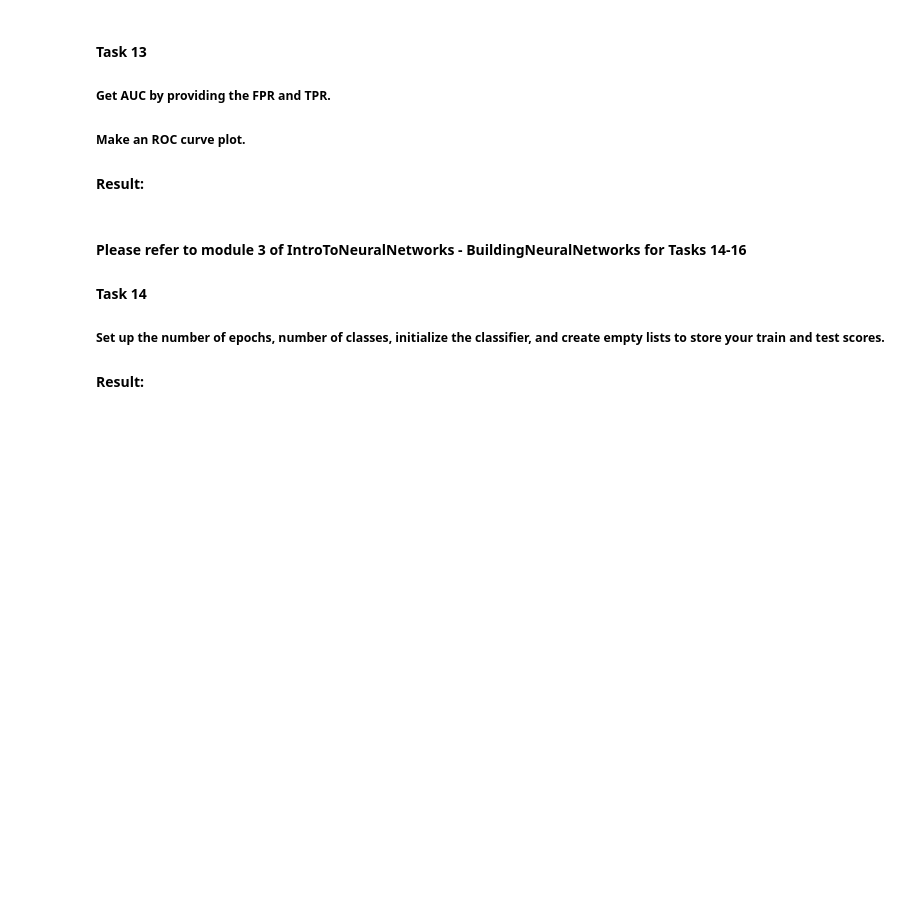
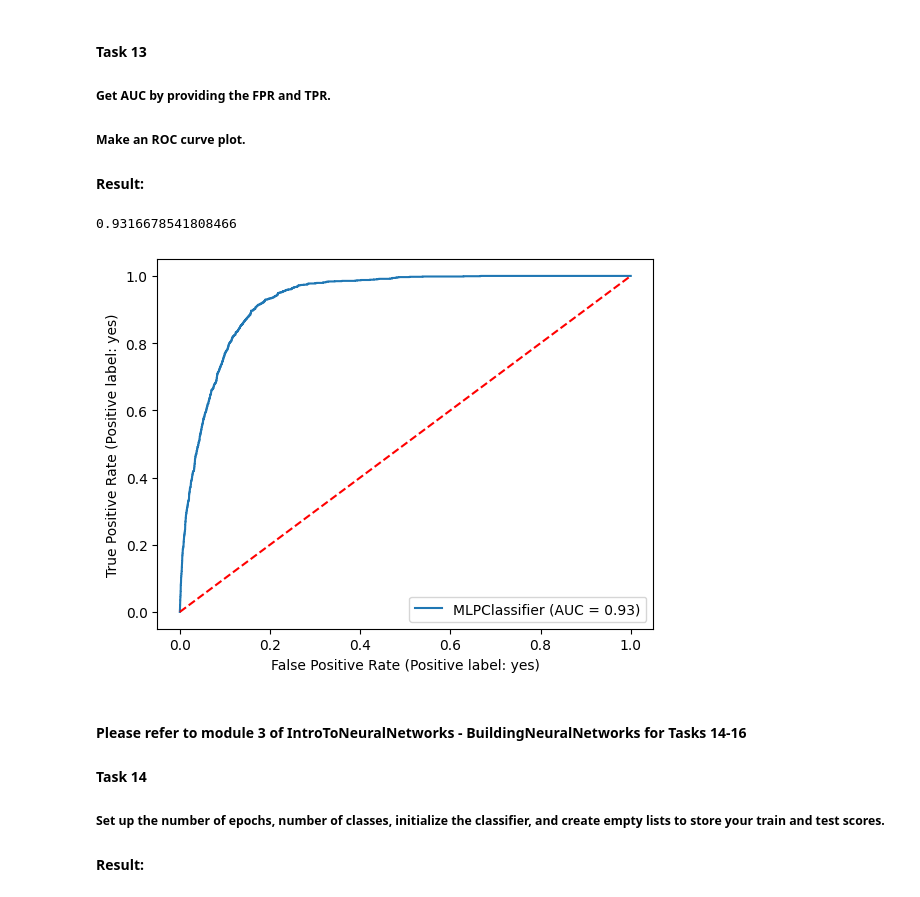
Before and after one commit to maptv/IntrotoNeural_Networks_skillsoft, a Jupyter notebook: BuildingNeuralNetworks/IntroToNeuralNetworks-BuildingNeuralNetworks-3-exercises.ipynb, the cells around one changed output. Drawn from its saved outputs; the diff is of its cells as text; code cells hidden in the pictures; blank space fills up the shorter version.

```diff
--- a/BuildingNeuralNetworks/IntroToNeuralNetworks-BuildingNeuralNetworks-3-exercises.ipynb
+++ b/BuildingNeuralNetworks/IntroToNeuralNetworks-BuildingNeuralNetworks-3-exercises.ipynb
@@ -274,6 +314,13 @@ pd.DataFrame(X_train_scaled, columns=X.columns).head()
 ##### Get AUC by providing the FPR and TPR.
 ##### Make an ROC curve plot.
 #### Result:
+# %%
+rcd = metrics.RocCurveDisplay.from_estimator(nn, X_test_scaled, tts[3])
+plt.plot([0, 1], [0, 1],'r--')
+rcd.roc_auc
+# %% [output]
+0.9316678541808466
+[figure, added]
 # %% [markdown]
 #### Please refer to module 3 of IntroToNeuralNetworks - BuildingNeuralNetworks for Tasks 14-16
 #### Task 14
```
Also changed, not shown: parts of 10 cells of this notebook, 2 other files.
